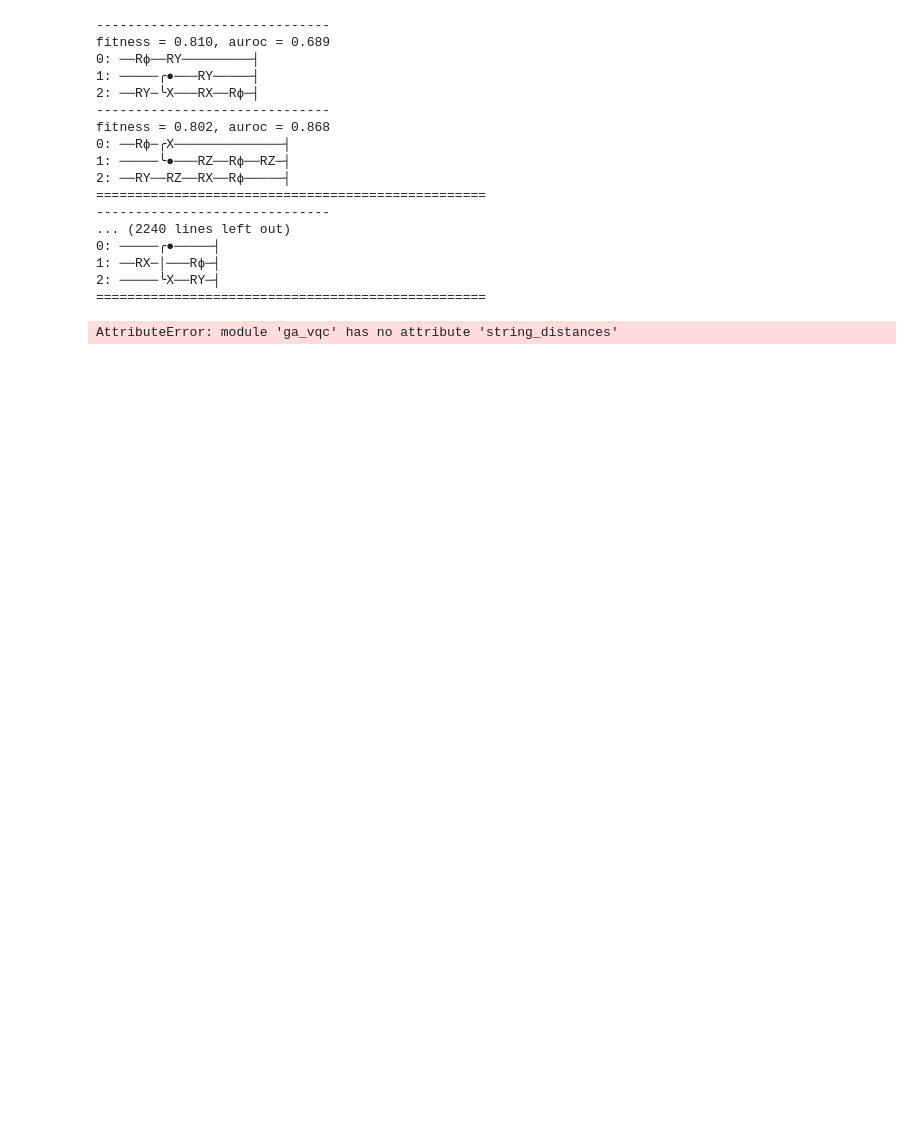
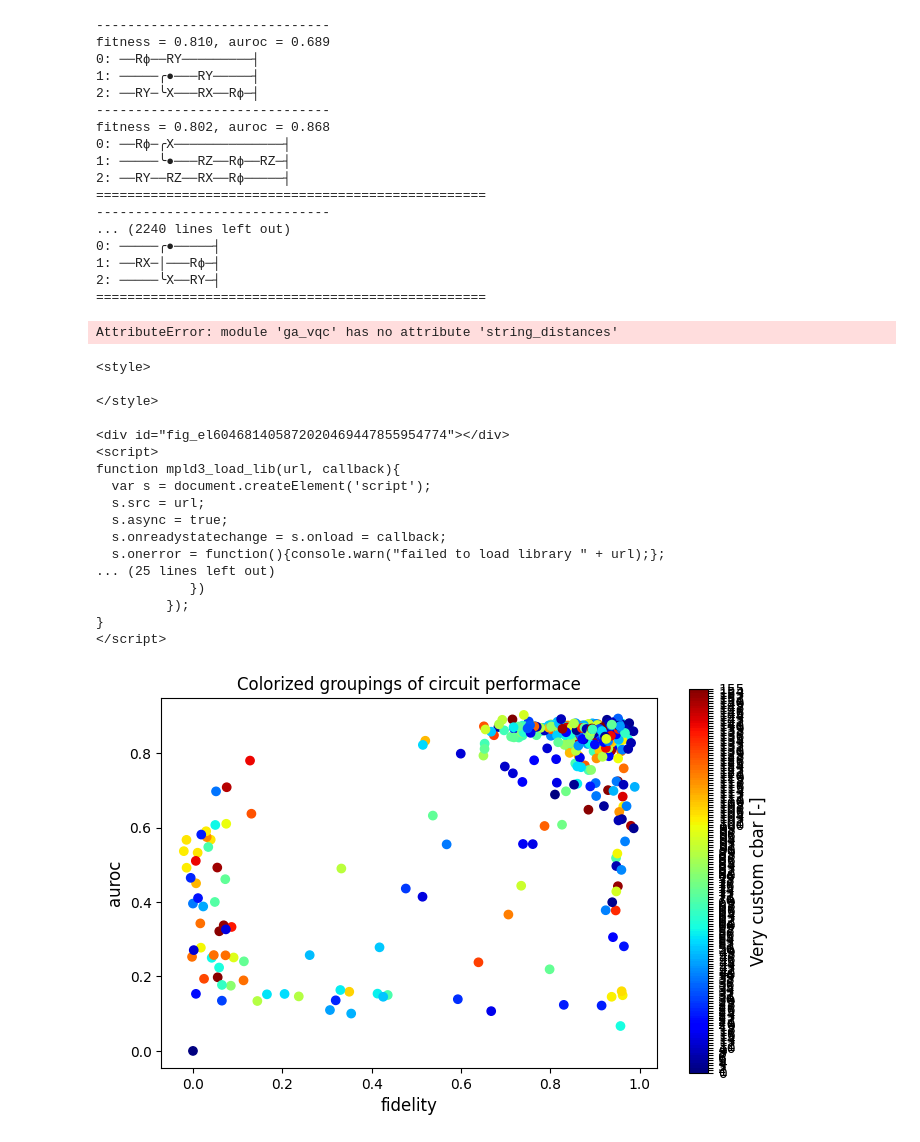
Before and after one commit to tcoulvert/QAE_4_HEP, a Jupyter notebook: Analysis/tSNE_analysis.ipynb, the cells around one changed output. Cells and saved outputs as stored; diff of their text form; code cells hidden in the pictures; blank space fills up the shorter version.

```diff
--- a/Analysis/tSNE_analysis.ipynb
+++ b/Analysis/tSNE_analysis.ipynb
@@ -193,3 +211,79 @@ for group in str_groupings:
         print(f'fitness = {full_pop_fitness[j]:.03f}, auroc = {full_pop_auroc[j]:.03f}')
         print(full_pop_drawn_circuits[j])
     print('='*50)
+# %%
+import matplotlib as mpl
+
+cmap = plt.cm.jet # define the colormap
+# extract all colors from the .jet map
+cmaplist = [cmap(i) for i in range(cmap.N)]
+
+# create the new map
+cmap = mpl.colors.LinearSegmentedColormap.from_list(
+    'Custom cmap', cmaplist, cmap.N)
+
+# define the bins and normalize
+bounds = np.linspace(0, len(euc_groupings)-1, len(euc_groupings))
+norm = mpl.colors.BoundaryNorm(bounds, cmap.N)
+# %%
+import mpld3
+
+tags = [0 for _ in range(len(full_pop_auroc))]
+for i in range(len(full_pop_auroc)):
+    found_flag = False
+    for k in range(len(euc_groupings)):
+        if found_flag:
+            break
+        for j in euc_groupings[k]:
+            if j == i:
+                return_index = 0
+                for m in range(len(euc_groupings)):
+                    if ordering[m] == k:
+                        return_index = m
+                        break
+                found_flag = True
+                tags[i] = m
+                break
+
+
+fig, ax = plt.subplots()
+# fig = plt.figure()
+points = ax.scatter(full_pop_fitness, full_pop_auroc, c=tags,
+    cmap=cmap, norm=norm)
+# points = plt.scatter(full_pop_fitness, full_pop_auroc, marker='.')
+ax2 = fig.add_axes([0.95, 0.1, 0.03, 0.8])
+cb = mpl.colorbar.ColorbarBase(ax2, cmap=cmap, norm=norm,
+    spacing='proportional', ticks=bounds, boundaries=bounds, format='%1i')
+
+ax.set_title('Colorized groupings of circuit performace')
+ax2.set_ylabel('Very custom cbar [-]', size=12)
+ax.set_xlabel('fidelity', size=12)
+ax.set_ylabel('auroc', size=12)
+# plt.xlabel('fidelity')
+# plt.ylabel('auroc')
+
+mpld3.plugins.connect(fig, mpld3.plugins.PointLabelTooltip(points, [(i, j) for i, j in zip(range(len(full_pop_auroc)), tags)]))
+
+html = mpld3.fig_to_html(fig)
+print(html)
+
+mpld3.save_html(fig, 'interactive_scatter.html')
+# %% [output]
+<style>
+
+</style>
+
+<div id="fig_el604681405872020469447855954774"></div>
+<script>
+function mpld3_load_lib(url, callback){
+  var s = document.createElement('script');
+  s.src = url;
+  s.async = true;
+  s.onreadystatechange = s.onload = callback;
+  s.onerror = function(){console.warn("failed to load library " + url);};
+... (25 lines left out)
+            })
+         });
+}
+</script>
+[figure, added]
```
Also changed, not shown: parts of 4 cells of this notebook, 1 other file.
